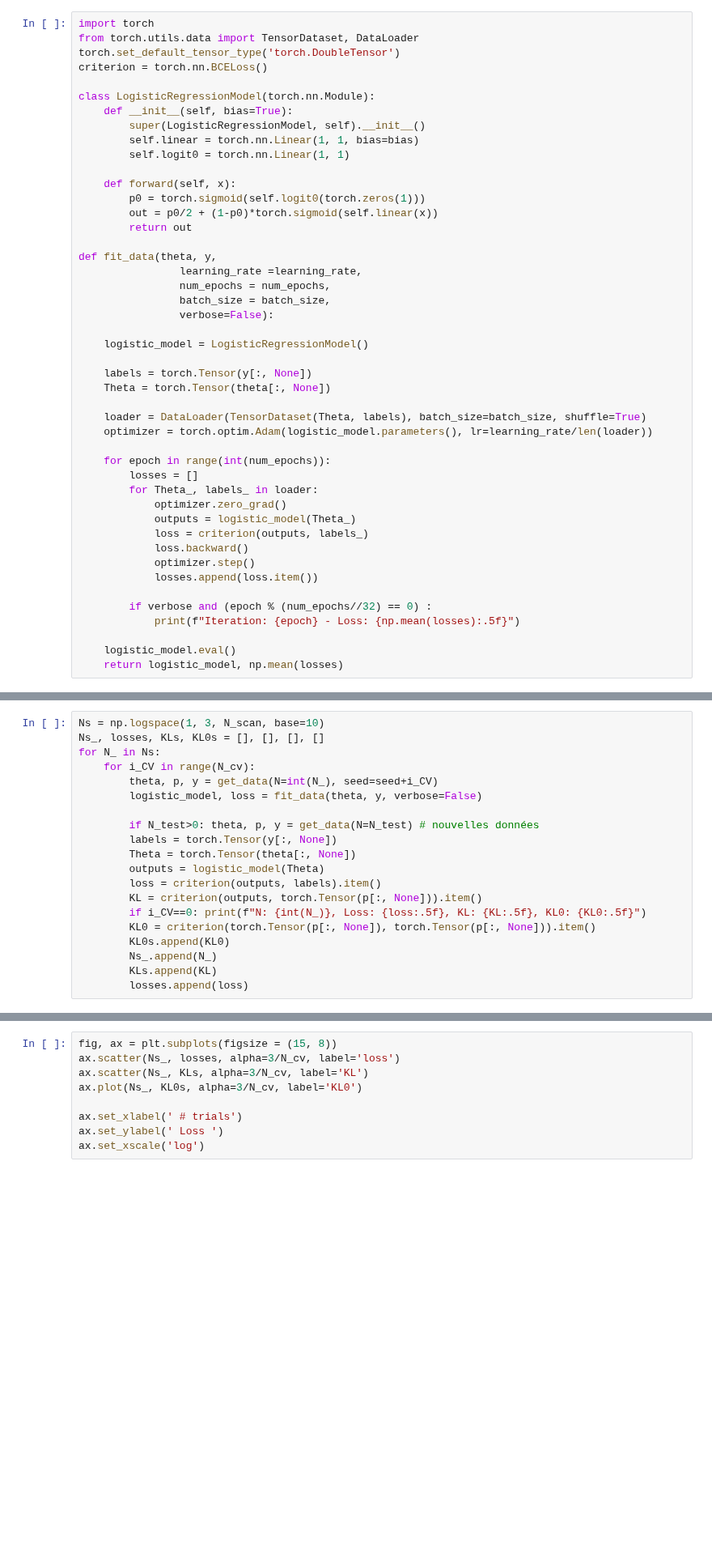
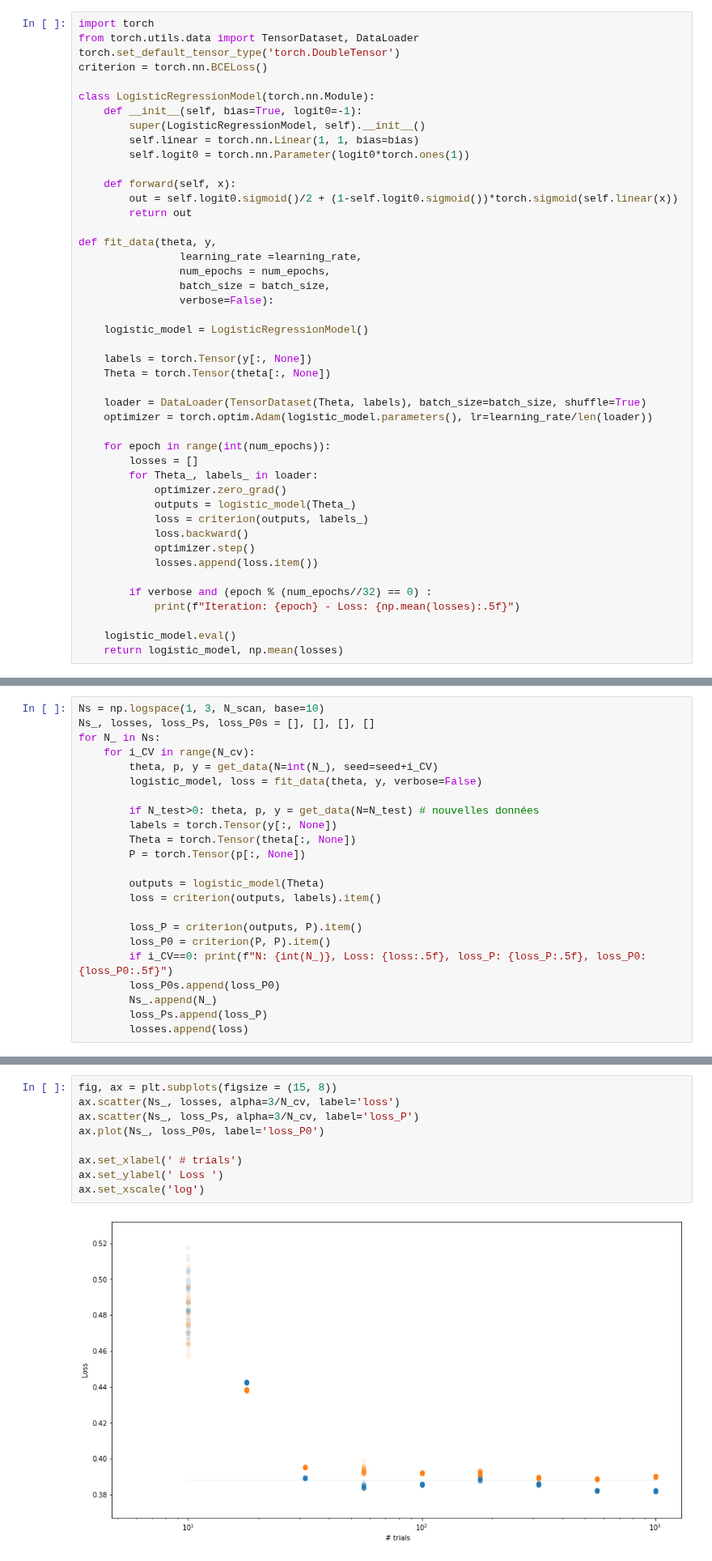
Before and after one commit to jennafradin/MSc-Internship, a Jupyter notebook: Notebooks/W05/39_theory-torch-fit-optimize.ipynb, the cells around one changed output, grey strips where cells are left out. Shown at 81% size. Drawn from its saved outputs; the diff is of its cells as text; blank space fills up the shorter version.

```diff
--- a/Notebooks/W05/39_theory-torch-fit-optimize.ipynb
+++ b/Notebooks/W05/39_theory-torch-fit-optimize.ipynb
@@ -40,14 +40,13 @@ torch.set_default_tensor_type('torch.DoubleTensor')
 criterion = torch.nn.BCELoss()
 
 class LogisticRegressionModel(torch.nn.Module):
-    def __init__(self, bias=True):
+    def __init__(self, bias=True, logit0=-1):
         super(LogisticRegressionModel, self).__init__()
         self.linear = torch.nn.Linear(1, 1, bias=bias)
-        self.logit0 = torch.nn.Linear(1, 1)
+        self.logit0 = torch.nn.Parameter(logit0*torch.ones(1))
 
     def forward(self, x):
-        p0 = torch.sigmoid(self.logit0(torch.zeros(1)))
-        out = p0/2 + (1-p0)*torch.sigmoid(self.linear(x))
+        out = self.logit0.sigmoid()/2 + (1-self.logit0.sigmoid())*torch.sigmoid(self.linear(x))
         return out
 
 def fit_data(theta, y,
@@ -149,7 +149,7 @@ loss= tensor(0.4252, grad_fn=<BinaryCrossEntropyBackward>)
 ## influence du nombre de trials
 # %%
 Ns = np.logspace(1, 3, N_scan, base=10)
-Ns_, losses, KLs, KL0s = [], [], [], []
+Ns_, losses, loss_Ps, loss_P0s = [], [], [], []
 for N_ in Ns:
     for i_CV in range(N_cv):
         theta, p, y = get_data(N=int(N_), seed=seed+i_CV)
@@ -158,13 +158,16 @@ for N_ in Ns:
         if N_test>0: theta, p, y = get_data(N=N_test) # nouvelles données
         labels = torch.Tensor(y[:, None])
         Theta = torch.Tensor(theta[:, None])
+        P = torch.Tensor(p[:, None])
+
         outputs = logistic_model(Theta)
         loss = criterion(outputs, labels).item()
-        KL = criterion(outputs, torch.Tensor(p[:, None])).item()
-        if i_CV==0: print(f"N: {int(N_)}, Loss: {loss:.5f}, KL: {KL:.5f}, KL0: {KL0:.5f}")
-        KL0 = criterion(torch.Tensor(p[:, None]), torch.Tensor(p[:, None])).item()
-        KL0s.append(KL0)
+
+        loss_P = criterion(outputs, P).item()
+        loss_P0 = criterion(P, P).item()
+        if i_CV==0: print(f"N: {int(N_)}, Loss: {loss:.5f}, loss_P: {loss_P:.5f}, loss_P0: {loss_P0:.5f}")
+        loss_P0s.append(loss_P0)
         Ns_.append(N_)
-        KLs.append(KL)
+        loss_Ps.append(loss_P)
         losses.append(loss)
 # %% [output]
@@ -180,12 +183,14 @@ N: 1000, Loss: 0.38092, KL: 0.38926
 # %%
 fig, ax = plt.subplots(figsize = (15, 8))
 ax.scatter(Ns_, losses, alpha=3/N_cv, label='loss')
-ax.scatter(Ns_, KLs, alpha=3/N_cv, label='KL')
-ax.plot(Ns_, KL0s, alpha=3/N_cv, label='KL0')
+ax.scatter(Ns_, loss_Ps, alpha=3/N_cv, label='loss_P')
+ax.plot(Ns_, loss_P0s, label='loss_P0')
 
 ax.set_xlabel(' # trials')
 ax.set_ylabel(' Loss ')
 ax.set_xscale('log')
+# %% [output]
+[figure, added]
 # %% [markdown]
 ## influence du nombre du learning rate
 # %%
```
Also changed, not shown: parts of 12 cells of this notebook.
